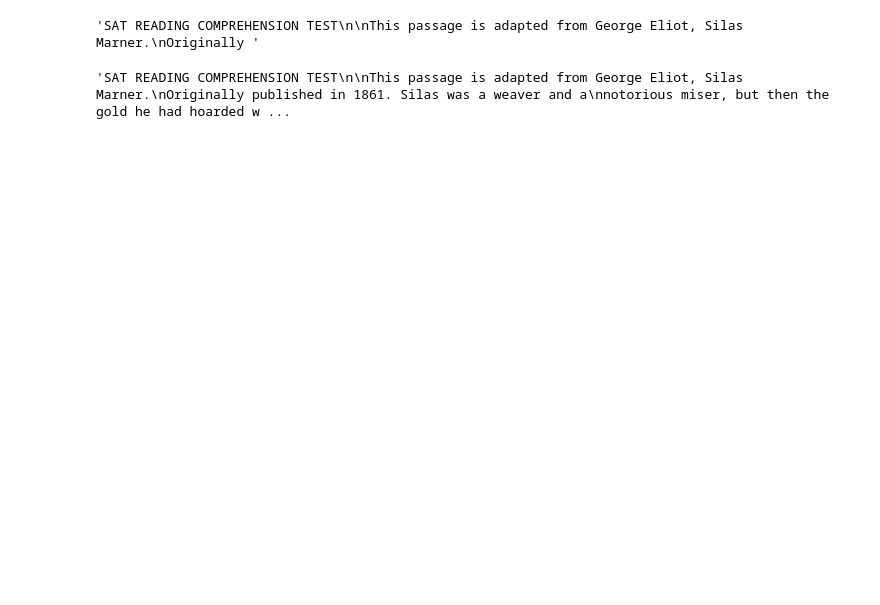
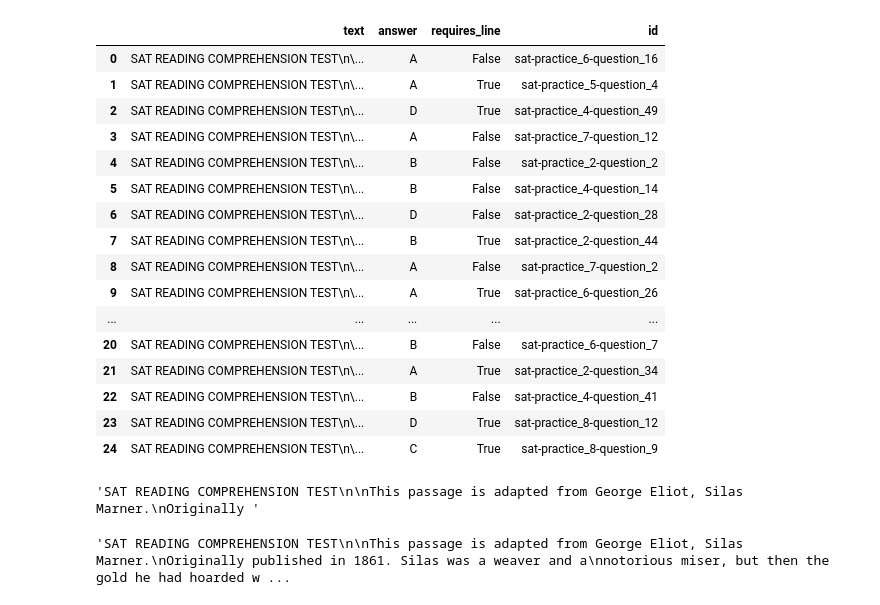
Before and after one commit to mukulpatnaik/flan-t5-experiments, a Jupyter notebook: playground.ipynb, the cells around one changed output. Drawn from its saved outputs; the diff is of its cells as text; code cells hidden in the pictures; blank space fills up the shorter version.

```diff
--- a/playground.ipynb
+++ b/playground.ipynb
@@ -14,3 +37,23 @@ validation = pd.read_parquet('data/sat/validation-00000-of-00001-6242383510343be
+# %%
+train.sample(n=25, random_state=42).reset_index(drop=True)
+# %% [output]
+|  | text | answer | requires_line | id |
+| 0 | SAT READING COMPREHENSION TEST\n\... | A | False | sat-practice_6-question_16 |
+| 1 | SAT READING COMPREHENSION TEST\n\... | A | True | sat-practice_5-question_4 |
+| 2 | SAT READING COMPREHENSION TEST\n\... | D | True | sat-practice_4-question_49 |
+| 3 | SAT READING COMPREHENSION TEST\n\... | A | False | sat-practice_7-question_12 |
+| 4 | SAT READING COMPREHENSION TEST\n\... | B | False | sat-practice_2-question_2 |
+| 5 | SAT READING COMPREHENSION TEST\n\... | B | False | sat-practice_4-question_14 |
+| 6 | SAT READING COMPREHENSION TEST\n\... | D | False | sat-practice_2-question_28 |
+| 7 | SAT READING COMPREHENSION TEST\n\... | B | True | sat-practice_2-question_44 |
+| 8 | SAT READING COMPREHENSION TEST\n\... | A | False | sat-practice_7-question_2 |
+| 9 | SAT READING COMPREHENSION TEST\n\... | A | True | sat-practice_6-question_26 |
+| ... | ... | ... | ... | ... |
+| 20 | SAT READING COMPREHENSION TEST\n\... | B | False | sat-practice_6-question_7 |
+| 21 | SAT READING COMPREHENSION TEST\n\... | A | True | sat-practice_2-question_34 |
+| 22 | SAT READING COMPREHENSION TEST\n\... | B | False | sat-practice_4-question_41 |
+| 23 | SAT READING COMPREHENSION TEST\n\... | D | True | sat-practice_8-question_12 |
+| 24 | SAT READING COMPREHENSION TEST\n\... | C | True | sat-practice_8-question_9 |
 # %%
 q = [i[:100] for i in train['text']]
 # %%
```
Also changed, not shown: parts of 9 cells of this notebook, 3 other files.
